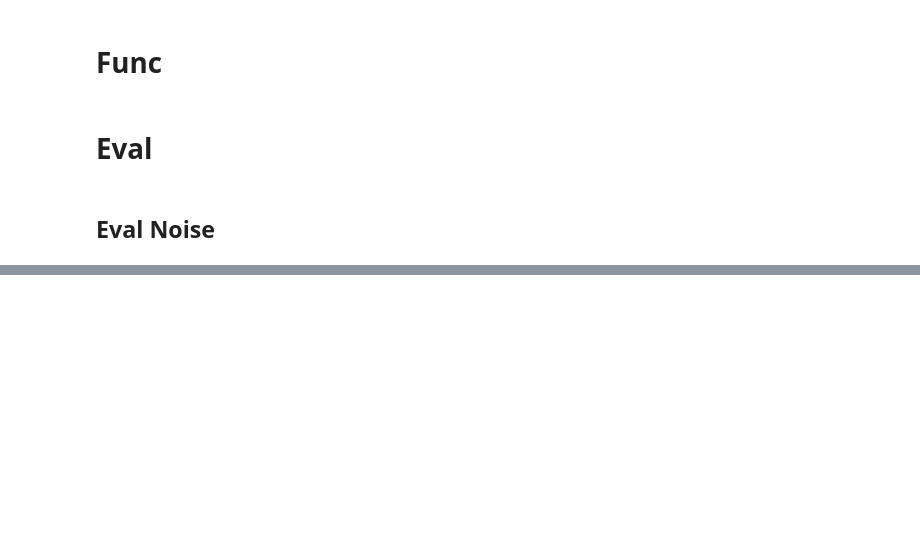
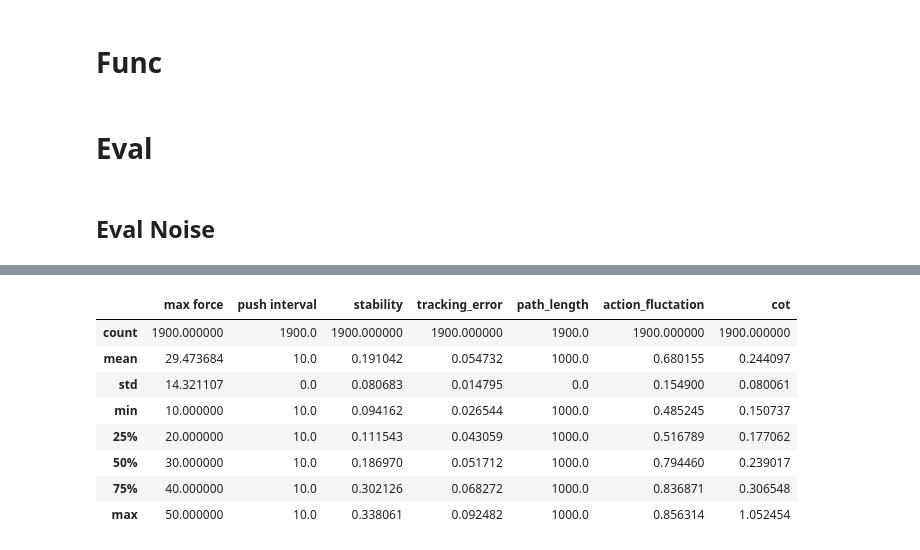
Before and after one commit to LucienJi/LipsRobot, a Jupyter notebook: notebook.ipynb, the cells around one changed output, grey strips where cells are left out. Saved outputs shown, nothing was run; the diff lists cells and outputs as text; code cells hidden in the pictures; blank space fills up the shorter version.

```diff
--- a/notebook.ipynb
+++ b/notebook.ipynb
@@ -164,0 +239,12 @@ plot_df(
+# %%
+pushV05_df.describe()
+# %% [output]
+|  | max force | push interval | stability | tracking_error | path_length | action_fluctation | cot |
+| count | 1900.000000 | 1900.0 | 1900.000000 | 1900.000000 | 1900.0 | 1900.000000 | 1900.000000 |
+| mean | 29.473684 | 10.0 | 0.191042 | 0.054732 | 1000.0 | 0.680155 | 0.244097 |
+| std | 14.321107 | 0.0 | 0.080683 | 0.014795 | 0.0 | 0.154900 | 0.080061 |
+| min | 10.000000 | 10.0 | 0.094162 | 0.026544 | 1000.0 | 0.485245 | 0.150737 |
+| 25% | 20.000000 | 10.0 | 0.111543 | 0.043059 | 1000.0 | 0.516789 | 0.177062 |
+| 50% | 30.000000 | 10.0 | 0.186970 | 0.051712 | 1000.0 | 0.794460 | 0.239017 |
+| 75% | 40.000000 | 10.0 | 0.302126 | 0.068272 | 1000.0 | 0.836871 | 0.306548 |
+| max | 50.000000 | 10.0 | 0.338061 | 0.092482 | 1000.0 | 0.856314 | 1.052454 |
```
Also changed, not shown: parts of 13 cells of this notebook, 20 other files.
